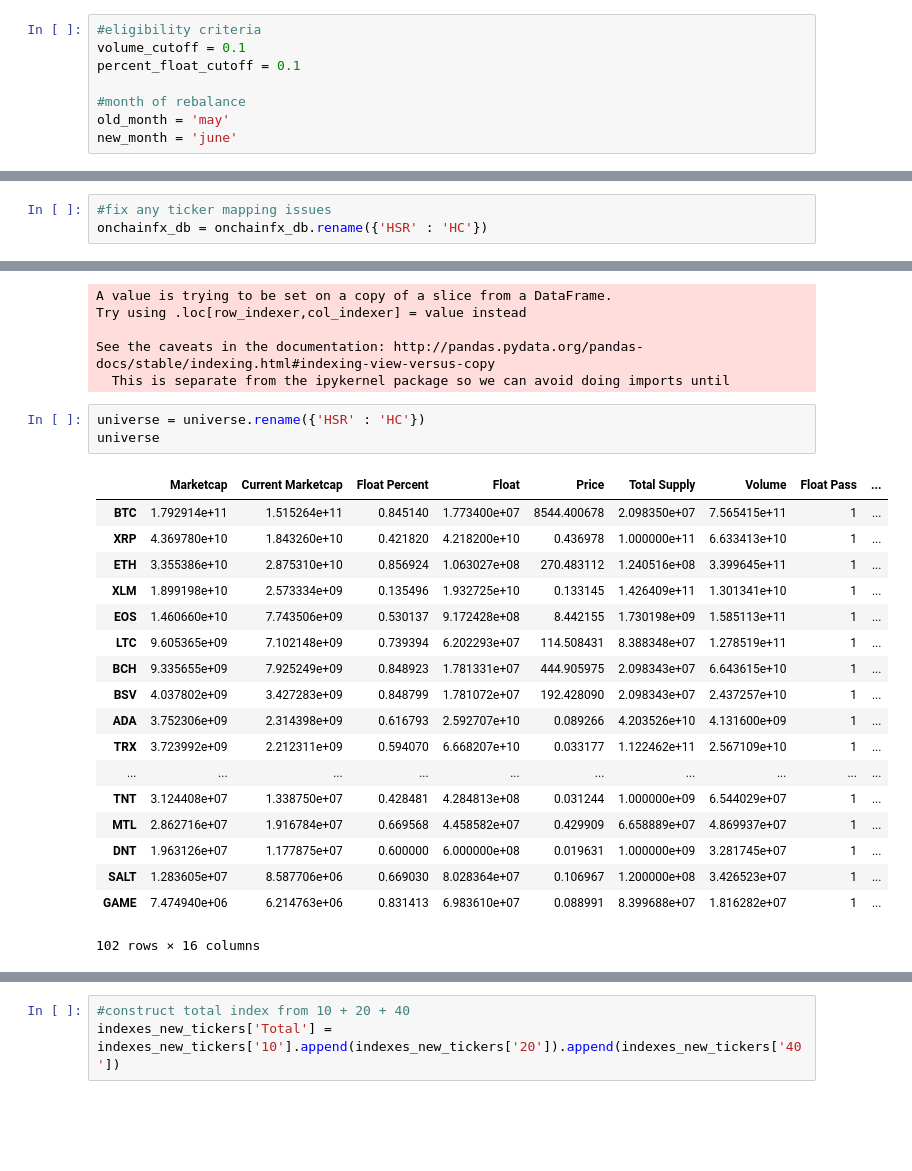
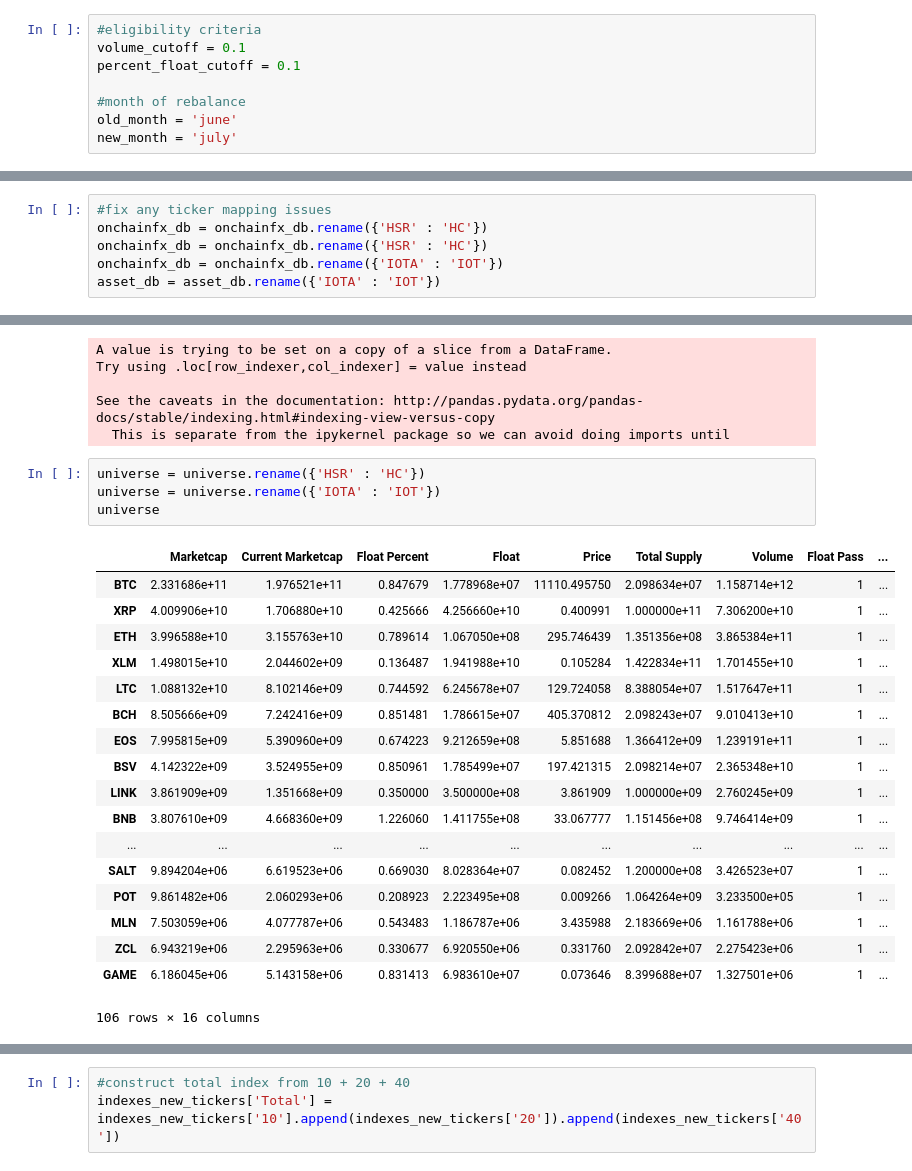
Before and after one commit to coinmetrics/bcindex, a Jupyter notebook: utils/rebalance_tools/Rebalance Ranking Tool.ipynb, the cells around one changed output, grey strips where cells are left out. Cells and saved outputs as stored; diff of their text form; blank space fills up the shorter version.

Commit message:
july rebalance

```diff
--- a/utils/rebalance_tools/Rebalance Ranking Tool.ipynb
+++ b/utils/rebalance_tools/Rebalance Ranking Tool.ipynb
@@ -13,8 +13,8 @@ volume_cutoff = 0.1
 percent_float_cutoff = 0.1
 
 #month of rebalance
-old_month = 'may'
-new_month = 'june'
+old_month = 'june'
+new_month = 'july'
 # %%
 #change call to new filepath
 asset_db = pd.read_excel('C:/Users/stoin/Desktop/Mike/Bletch/bcindex/utils/rebalance_tools/csvs\\Bletchley Rebalance '+new_month+' 2019.xlsx',\
@@ -212,3 +217,6 @@ print (len(asset_db))
 # %%
 #fix any ticker mapping issues
 onchainfx_db = onchainfx_db.rename({'HSR' : 'HC'})
+onchainfx_db = onchainfx_db.rename({'HSR' : 'HC'})
+onchainfx_db = onchainfx_db.rename({'IOTA' : 'IOT'})
+asset_db = asset_db.rename({'IOTA' : 'IOT'})
@@ -386,26 +374,27 @@ See the caveats in the documentation: http://pandas.pydata.org/pandas-docs/stabl
   This is separate from the ipykernel package so we can avoid doing imports until
 # %%
 universe = universe.rename({'HSR' : 'HC'})
+universe = universe.rename({'IOTA' : 'IOT'})
 universe
 # %% [output]
 |  | Marketcap | Current Marketcap | Float Percent | Float | Price | Total Supply | Volume | Float Pass | ... |
-| BTC | 1.792914e+11 | 1.515264e+11 | 0.845140 | 1.773400e+07 | 8544.400678 | 2.098350e+07 | 7.565415e+11 | 1 | ... |
-| XRP | 4.369780e+10 | 1.843260e+10 | 0.421820 | 4.218200e+10 | 0.436978 | 1.000000e+11 | 6.633413e+10 | 1 | ... |
-| ETH | 3.355386e+10 | 2.875310e+10 | 0.856924 | 1.063027e+08 | 270.483112 | 1.240516e+08 | 3.399645e+11 | 1 | ... |
-| XLM | 1.899198e+10 | 2.573334e+09 | 0.135496 | 1.932725e+10 | 0.133145 | 1.426409e+11 | 1.301341e+10 | 1 | ... |
-| EOS | 1.460660e+10 | 7.743506e+09 | 0.530137 | 9.172428e+08 | 8.442155 | 1.730198e+09 | 1.585113e+11 | 1 | ... |
-| LTC | 9.605365e+09 | 7.102148e+09 | 0.739394 | 6.202293e+07 | 114.508431 | 8.388348e+07 | 1.278519e+11 | 1 | ... |
-| BCH | 9.335655e+09 | 7.925249e+09 | 0.848923 | 1.781331e+07 | 444.905975 | 2.098343e+07 | 6.643615e+10 | 1 | ... |
-| BSV | 4.037802e+09 | 3.427283e+09 | 0.848799 | 1.781072e+07 | 192.428090 | 2.098343e+07 | 2.437257e+10 | 1 | ... |
-| ADA | 3.752306e+09 | 2.314398e+09 | 0.616793 | 2.592707e+10 | 0.089266 | 4.203526e+10 | 4.131600e+09 | 1 | ... |
-| TRX | 3.723992e+09 | 2.212311e+09 | 0.594070 | 6.668207e+10 | 0.033177 | 1.122462e+11 | 2.567109e+10 | 1 | ... |
+| BTC | 2.331686e+11 | 1.976521e+11 | 0.847679 | 1.778968e+07 | 11110.495750 | 2.098634e+07 | 1.158714e+12 | 1 | ... |
+| XRP | 4.009906e+10 | 1.706880e+10 | 0.425666 | 4.256660e+10 | 0.400991 | 1.000000e+11 | 7.306200e+10 | 1 | ... |
+| ETH | 3.996588e+10 | 3.155763e+10 | 0.789614 | 1.067050e+08 | 295.746439 | 1.351356e+08 | 3.865384e+11 | 1 | ... |
+| XLM | 1.498015e+10 | 2.044602e+09 | 0.136487 | 1.941988e+10 | 0.105284 | 1.422834e+11 | 1.701455e+10 | 1 | ... |
+| LTC | 1.088132e+10 | 8.102146e+09 | 0.744592 | 6.245678e+07 | 129.724058 | 8.388054e+07 | 1.517647e+11 | 1 | ... |
+| BCH | 8.505666e+09 | 7.242416e+09 | 0.851481 | 1.786615e+07 | 405.370812 | 2.098243e+07 | 9.010413e+10 | 1 | ... |
+| EOS | 7.995815e+09 | 5.390960e+09 | 0.674223 | 9.212659e+08 | 5.851688 | 1.366412e+09 | 1.239191e+11 | 1 | ... |
+| BSV | 4.142322e+09 | 3.524955e+09 | 0.850961 | 1.785499e+07 | 197.421315 | 2.098214e+07 | 2.365348e+10 | 1 | ... |
+| LINK | 3.861909e+09 | 1.351668e+09 | 0.350000 | 3.500000e+08 | 3.861909 | 1.000000e+09 | 2.760245e+09 | 1 | ... |
+| BNB | 3.807610e+09 | 4.668360e+09 | 1.226060 | 1.411755e+08 | 33.067777 | 1.151456e+08 | 9.746414e+09 | 1 | ... |
 | ... | ... | ... | ... | ... | ... | ... | ... | ... | ... |
-| TNT | 3.124408e+07 | 1.338750e+07 | 0.428481 | 4.284813e+08 | 0.031244 | 1.000000e+09 | 6.544029e+07 | 1 | ... |
-| MTL | 2.862716e+07 | 1.916784e+07 | 0.669568 | 4.458582e+07 | 0.429909 | 6.658889e+07 | 4.869937e+07 | 1 | ... |
-| DNT | 1.963126e+07 | 1.177875e+07 | 0.600000 | 6.000000e+08 | 0.019631 | 1.000000e+09 | 3.281745e+07 | 1 | ... |
-| SALT | 1.283605e+07 | 8.587706e+06 | 0.669030 | 8.028364e+07 | 0.106967 | 1.200000e+08 | 3.426523e+07 | 1 | ... |
-| GAME | 7.474940e+06 | 6.214763e+06 | 0.831413 | 6.983610e+07 | 0.088991 | 8.399688e+07 | 1.816282e+07 | 1 | ... |
+| SALT | 9.894204e+06 | 6.619523e+06 | 0.669030 | 8.028364e+07 | 0.082452 | 1.200000e+08 | 3.426523e+07 | 1 | ... |
+| POT | 9.861482e+06 | 2.060293e+06 | 0.208923 | 2.223495e+08 | 0.009266 | 1.064264e+09 | 3.233500e+05 | 1 | ... |
+| MLN | 7.503059e+06 | 4.077787e+06 | 0.543483 | 1.186787e+06 | 3.435988 | 2.183669e+06 | 1.161788e+06 | 1 | ... |
+| ZCL | 6.943219e+06 | 2.295963e+06 | 0.330677 | 6.920550e+06 | 0.331760 | 2.092842e+07 | 2.275423e+06 | 1 | ... |
+| GAME | 6.186045e+06 | 5.143158e+06 | 0.831413 | 6.983610e+07 | 0.073646 | 8.399688e+07 | 1.327501e+06 | 1 | ... |
-102 rows × 16 columns
+106 rows × 16 columns
 # %%
 #create ten index membership
 ten_auto = universe[universe['Rank'] <= 8]
```
Also changed, not shown: parts of 14 cells of this notebook, 49 other files.
